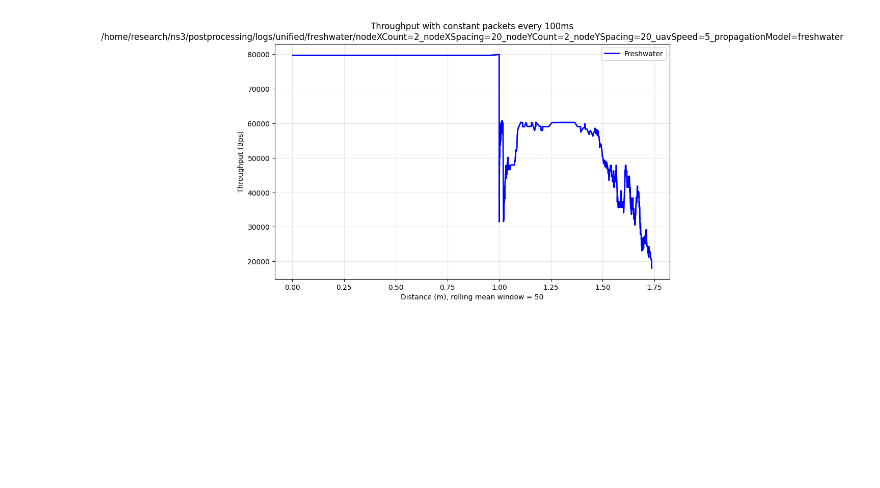
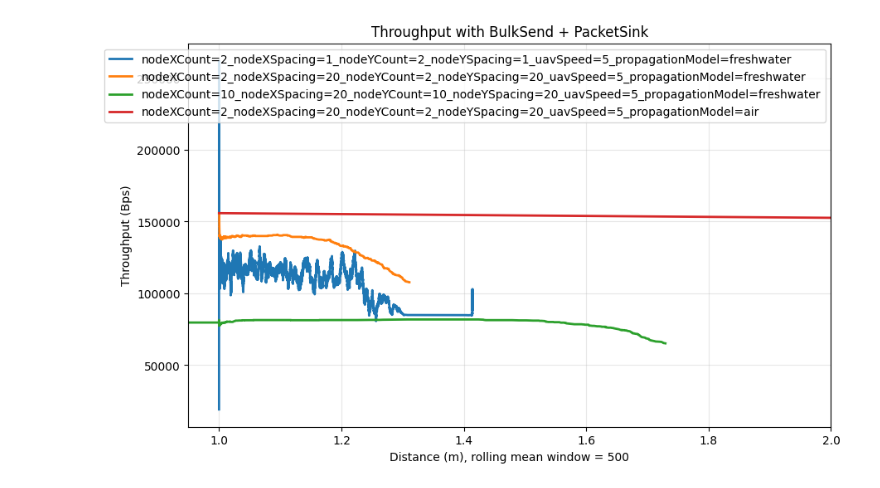
Before and after one commit to mehslambo/2IRS0-ns3, a Jupyter notebook: postprocessing/throughput_unified_packetStats.ipynb, the cells around one changed output. Saved outputs shown, nothing was run; the diff lists cells and outputs as text; code cells hidden in the pictures; blank space fills up the shorter version.

Commit message:
Switched unified to BulkSender + PacketSink

```diff
--- a/postprocessing/throughput_unified_packetStats.ipynb
+++ b/postprocessing/throughput_unified_packetStats.ipynb
@@ -16,10 +15,11 @@ FileNotFoundError: [Errno 2] No such file or directory: '/home/research/ns3/post
+# %%
+packet_logging_stats = [load_packet_logging_stats(scenario_folder) for scenario_folder in scenario_folders]
 # %%
-# Drop all packets with a ReceiverNodeId or SenderNodeId of (uint32_t) -1 aka 4294967295 (unknown nodes, maybe broadcast/discovery signals?)
-packet_logging_stats_freshwater = packet_logging_stats_freshwater[~packet_logging_stats_freshwater['ReceiverNodeId'].isin([-1, 4294967295])]
-packet_logging_stats_freshwater['Distance'] = np.sqrt((packet_logging_stats_freshwater['SourceNodeX'] - packet_logging_stats_freshwater['DestinationNodeX'])**2 + (packet_logging_stats_freshwater['SourceNodeY'] - packet_logging_stats_freshwater['DestinationNodeY'])**2 + (packet_logging_stats_freshwater['SourceNodeZ'] - packet_logging_stats_freshwater['DestinationNodeZ'])**2)
-packet_logging_stats_freshwater['AirTime'] = packet_logging_stats_freshwater['RxEndLastSeen'] - packet_logging_stats_freshwater['TxBeginFirstSeen']
+def calculate_distances_airtime(df):
+    # Drop all packets with a ReceiverNodeId or SenderNodeId of (uint32_t) -1 aka 4294967295 (unknown nodes, maybe broadcast/discovery signals?)
+    df = df[~df['ReceiverNodeId'].isin([-1, 4294967295])]
+    df['Distance'] = np.sqrt((df['SourceNodeX'] - df['DestinationNodeX'])**2 + (df['SourceNodeY'] - df['DestinationNodeY'])**2 + (df['SourceNodeZ'] - df['DestinationNodeZ'])**2)
+    df['AirTime'] = df['RxEndLastSeen'] - df['TxBeginFirstSeen']
+    return df
 
-# Drop all packets with a ReceiverNodeId or SenderNodeId of (uint32_t) -1 aka 4294967295 (unknown nodes, maybe broadcast/discovery signals?)
-packet_logging_stats_air = packet_logging_stats_air[~packet_logging_stats_air['ReceiverNodeId'].isin([-1, 4294967295])]
-packet_logging_stats_air['Distance'] = np.sqrt((packet_logging_stats_air['SourceNodeX'] - packet_logging_stats_air['DestinationNodeX'])**2 + (packet_logging_stats_air['SourceNodeY'] - packet_logging_stats_air['DestinationNodeY'])**2 + (packet_logging_stats_air['SourceNodeZ'] - packet_logging_stats_air['DestinationNodeZ'])**2)
-packet_logging_stats_air['AirTime'] = packet_logging_stats_air['RxEndLastSeen'] - packet_logging_stats_air['TxBeginFirstSeen']
+packet_logging_stats = [calculate_distances_airtime(df) for df in packet_logging_stats]
@@ -40,3 +26,6 @@ packet_logging_stats_air['AirTime'] = packet_logging_stats_air['RxEndLastSeen']
+# %%
+# Exclude packets with a distance of 0 (i.e. packets that were sent and received by the same node)
+packet_logging_stats = [df[df['Distance'] > 0] for df in packet_logging_stats]
 # %%
 # Group the packet_stats_freshwater by Distance. Then calculate the average throughput by dividing the sum of the packet sizes by the sum of the AirTime
 def calculate_throughput(packet_stats_df):
@@ -54,6 +43,4 @@ def calculate_throughput(packet_stats_df):
     throughput_df['Throughput'] = throughput_df['PacketSize'] / throughput_df['AirTime']
     return throughput_df
 
-throughput_freshwater = calculate_throughput(packet_logging_stats_freshwater)
-throughput_air = calculate_throughput(packet_logging_stats_air)
-throughput_freshwater.head(30)
+throughput = [calculate_throughput(df) for df in packet_logging_stats]
@@ -79,19 +47,19 @@ throughput_freshwater.head(30)
 # %%
-rolling_mean_window_size = 50
+rolling_mean_window_size = 500
 plt.figure(figsize=(10, 6))
 
 # Plot rolling averages as solid lines
-plt.plot(throughput_freshwater.index, throughput_freshwater['Throughput'].rolling(window=rolling_mean_window_size, min_periods=1).mean(),
-         label='Freshwater', color='blue', linewidth=2)
-plt.plot(throughput_air.index, throughput_air['Throughput'].rolling(window=rolling_mean_window_size, min_periods=1).mean(),
-         label='Air', color='green', linewidth=2)
+for i, df in enumerate(throughput):
+    plt.plot(df.index, df['Throughput'].rolling(window=rolling_mean_window_size, min_periods=1).mean(),
+             label=scenario_folders[i].name, linewidth=2)
 
 plt.xlabel(f'Distance (m), rolling mean window = {rolling_mean_window_size}')
 plt.ylabel('Throughput (Bps)')
-plt.title(f'Throughput with constant packets every 100ms\n{scenario_folder_freshwater}')
+plt.title(f'Throughput with BulkSend + PacketSink')
 plt.legend()
 plt.grid(True, alpha=0.3)
+plt.xlim(0.95, 2)
 
 plt.show()
 # %% [output]
-[figure, old version]
+[figure, new version]
```
Also changed, not shown: parts of 4 cells of this notebook, 2 other files.
